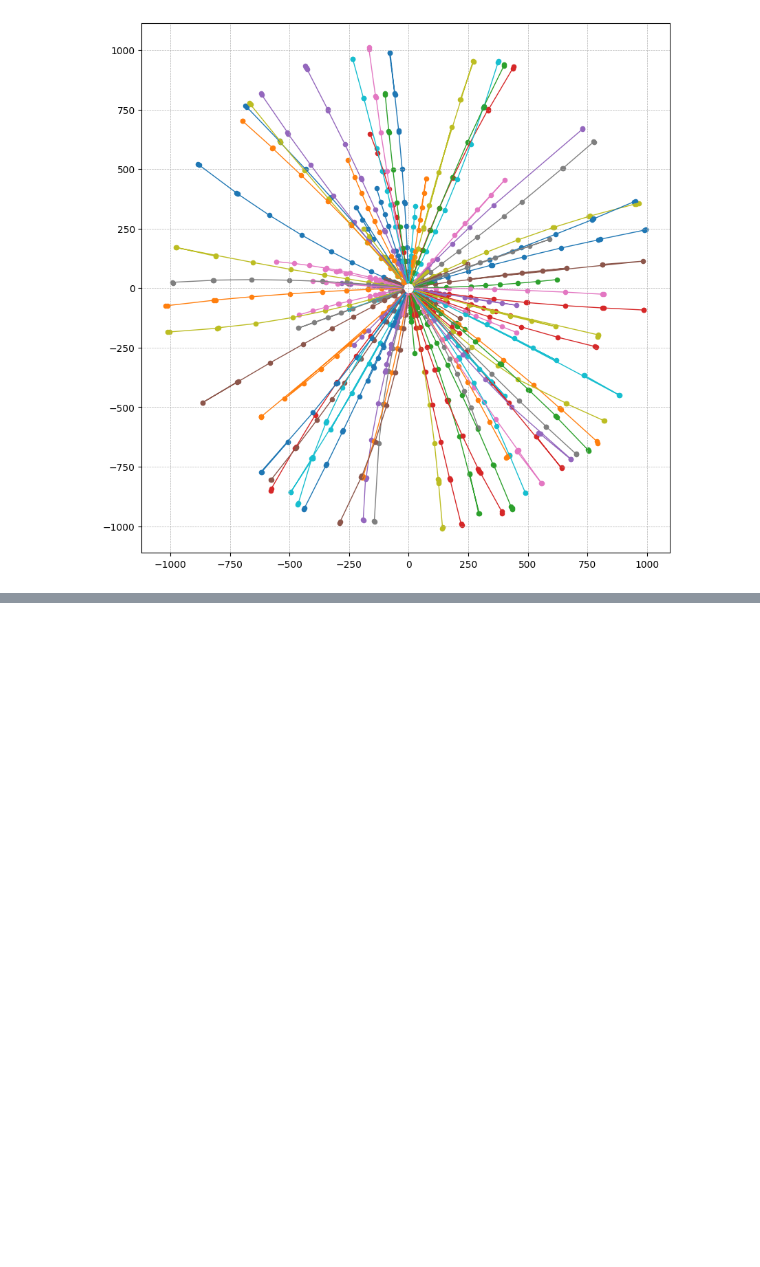
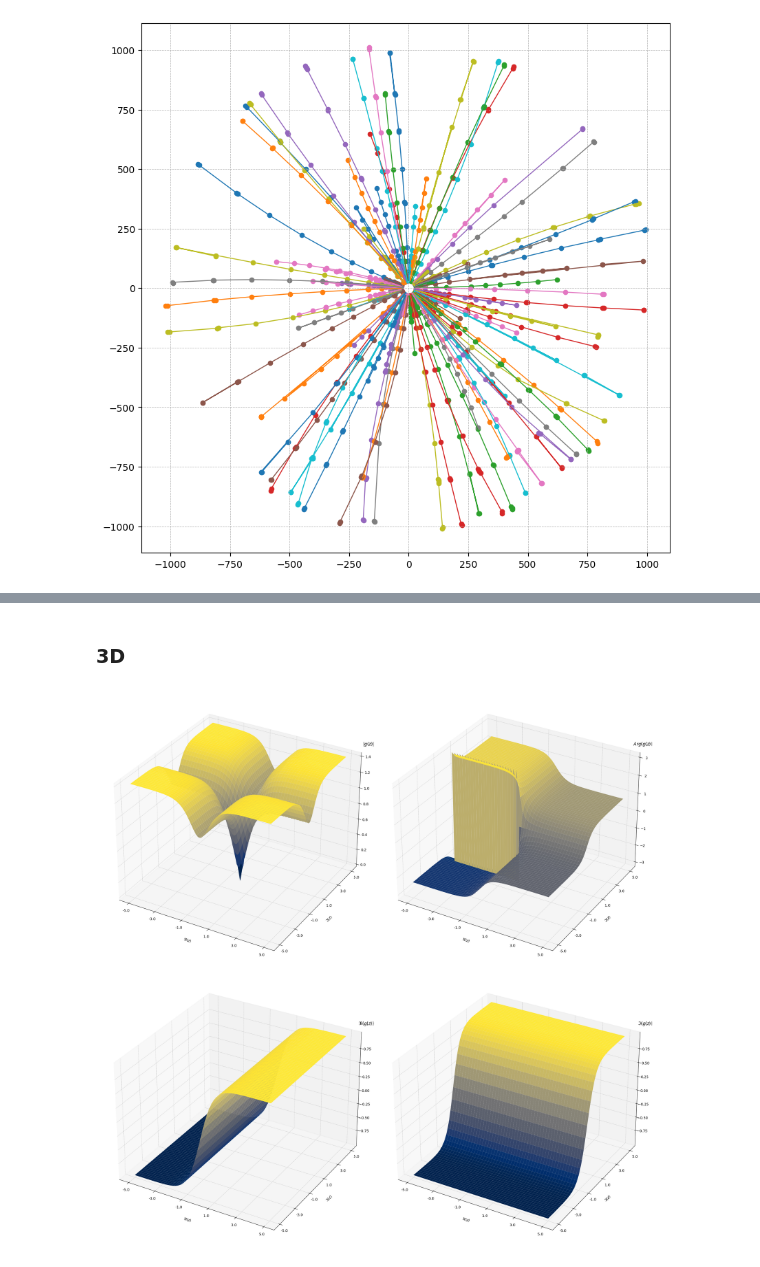
Before and after one commit to P4ndaM1x/engineering-dissertation, a Jupyter notebook: visualizations.ipynb, the cells around one changed output, grey strips where cells are left out. Saved outputs shown, nothing was run; the diff lists cells and outputs as text; code cells hidden in the pictures; blank space fills up the shorter version.

```diff
--- a/visualizations.ipynb
+++ b/visualizations.ipynb
@@ -39,0 +93,2 @@ plt.show()
+# %% [markdown]
+### 3D
@@ -39,0 +130,29 @@ plt.show()
+# %%
+def plot_complex_function(Z):
+
+    fig = plt.figure(figsize=(22,22))
+
+    ax = fig.add_subplot(2, 2, 1, projection='3d')
+    surf = ax.plot_surface(X, Y, np.abs(Z), cmap = plt.cm.cividis)
+    set_3Dplot_axies(ax, '$|g(z)|$', np.max(np.abs(Z)))
+
+    ax = fig.add_subplot(2, 2, 2, projection='3d')
+    surf = ax.plot_surface(X, Y, np.angle(Z), cmap = plt.cm.cividis)
+    set_3Dplot_axies(ax, '$Arg(g(z))$', np.max(np.angle(Z)))
+
+    ax = fig.add_subplot(2, 2, 3, projection='3d')
+    surf = ax.plot_surface(X, Y, np.real(Z), cmap = plt.cm.cividis)
+    set_3Dplot_axies(ax, '$\Re(g(z))$', np.max(np.real(Z)))
+
+    ax = fig.add_subplot(2, 2, 4, projection='3d')
+    surf = ax.plot_surface(X, Y, np.imag(Z), cmap = plt.cm.cividis)
+    set_3Dplot_axies(ax, '$\Im(g(z))$', np.max(np.imag(Z)))
+
+
+    fig.tight_layout()
+    plt.show()
+# %%
+Z = tf.cast(tf.complex(tf.keras.activations.tanh(X), tf.keras.activations.tanh(Y)), dtype=np.complex128)
+plot_complex_function(Z)
+# %% [output]
+[figure, added]
```
Also changed, not shown: parts of 8 cells of this notebook.
